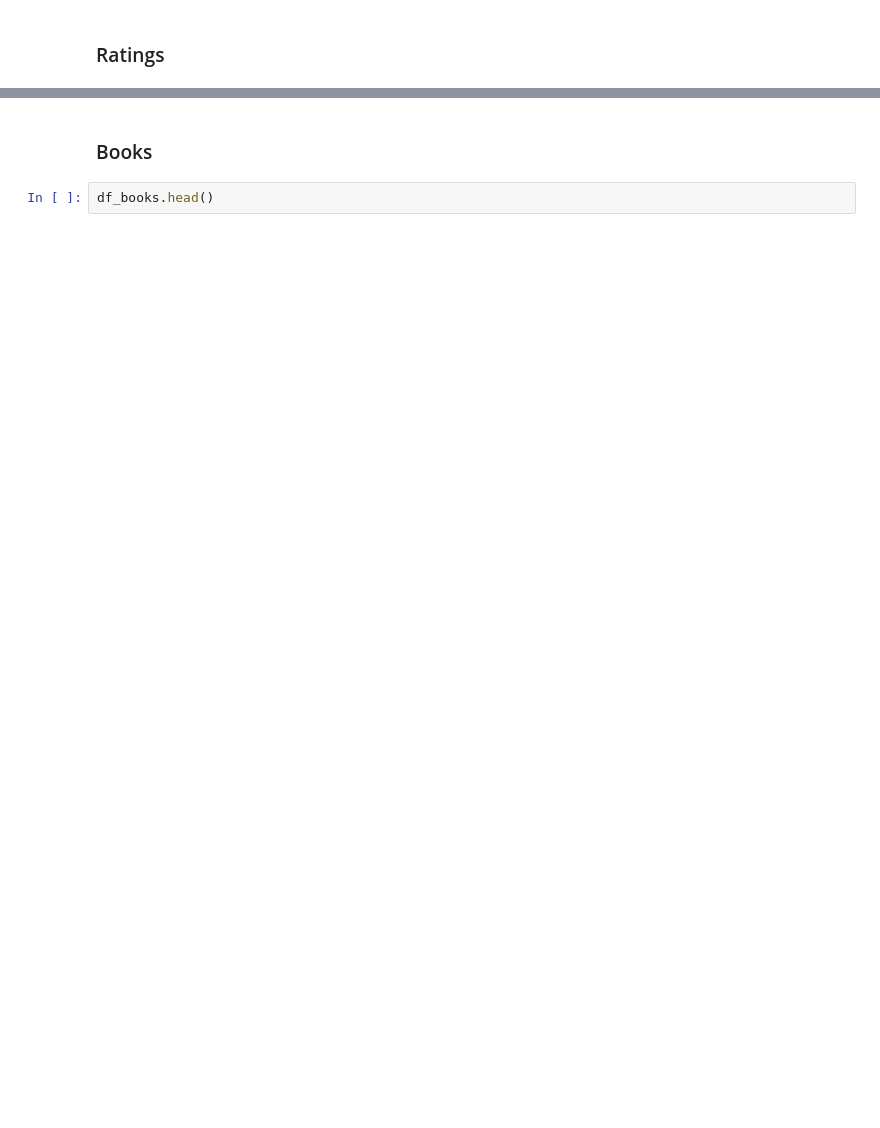
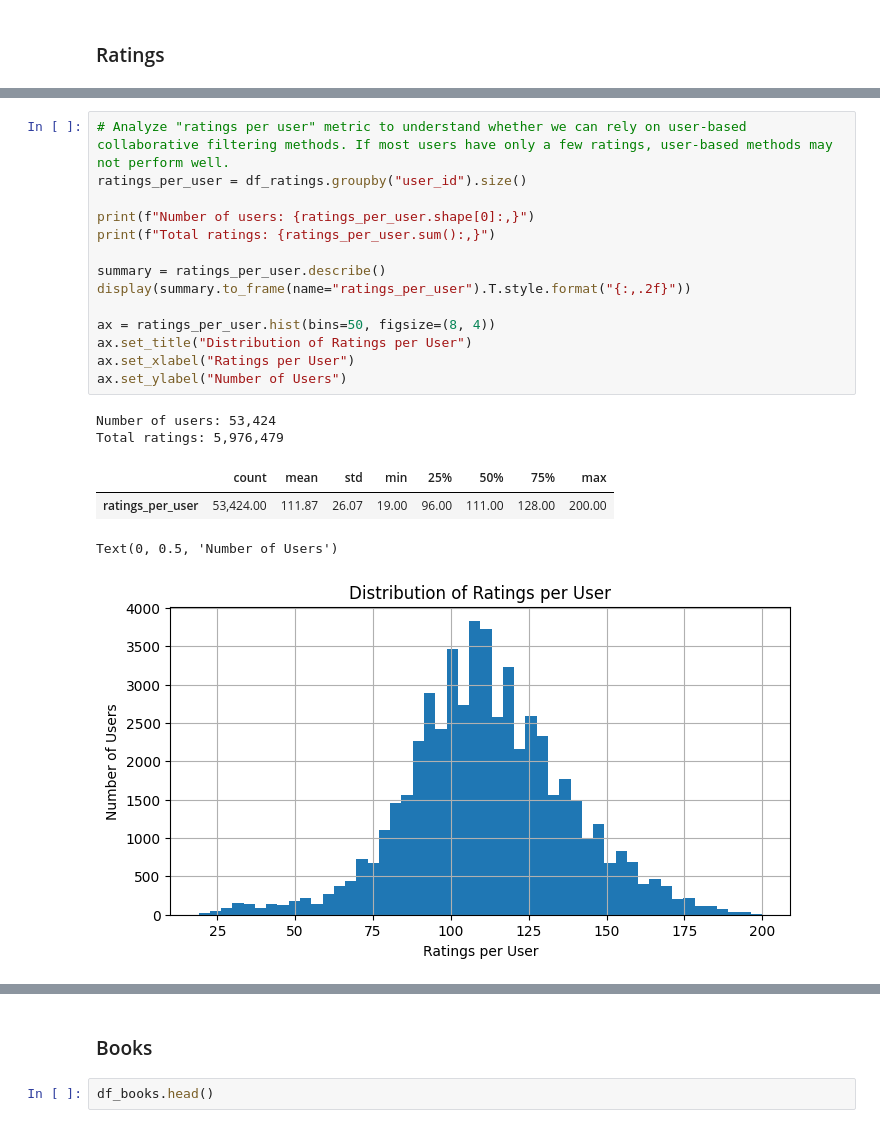
Before and after one commit to nextwit-martonhorvath/abs-dsmarketing, a Jupyter notebook: notebook.ipynb, the cells around one changed output, grey strips where cells are left out. Drawn from its saved outputs; the diff is of its cells as text; blank space fills up the shorter version.

```diff
--- a/notebook.ipynb
+++ b/notebook.ipynb
@@ -84,0 +90,21 @@ df_ratings['rating'].hist(bins=5)
+# %%
+# Analyze "ratings per user" metric to understand whether we can rely on user-based collaborative filtering methods. If most users have only a few ratings, user-based methods may not perform well.
+ratings_per_user = df_ratings.groupby("user_id").size()
+
+print(f"Number of users: {ratings_per_user.shape[0]:,}")
+print(f"Total ratings: {ratings_per_user.sum():,}")
+
+summary = ratings_per_user.describe()
+display(summary.to_frame(name="ratings_per_user").T.style.format("{:,.2f}"))
+
+ax = ratings_per_user.hist(bins=50, figsize=(8, 4))
+ax.set_title("Distribution of Ratings per User")
+ax.set_xlabel("Ratings per User")
+ax.set_ylabel("Number of Users")
+# %% [output]
+Number of users: 53,424
+Total ratings: 5,976,479
+|  | count | mean | std | min | 25% | 50% | 75% | max |
+| ratings_per_user | 53,424.00 | 111.87 | 26.07 | 19.00 | 96.00 | 111.00 | 128.00 | 200.00 |
+Text(0, 0.5, 'Number of Users')
+[figure, added]
```
Also changed, not shown: parts of 21 cells of this notebook.
